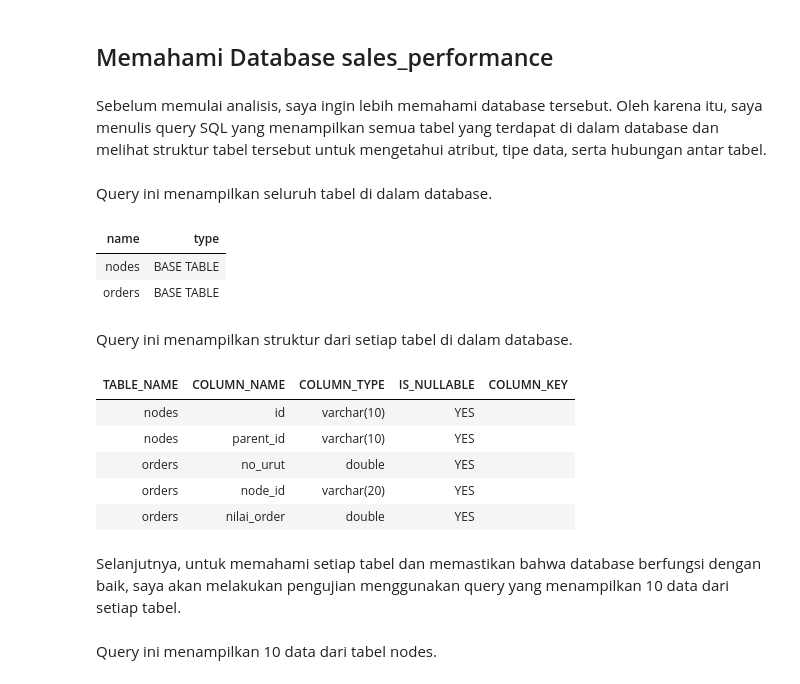
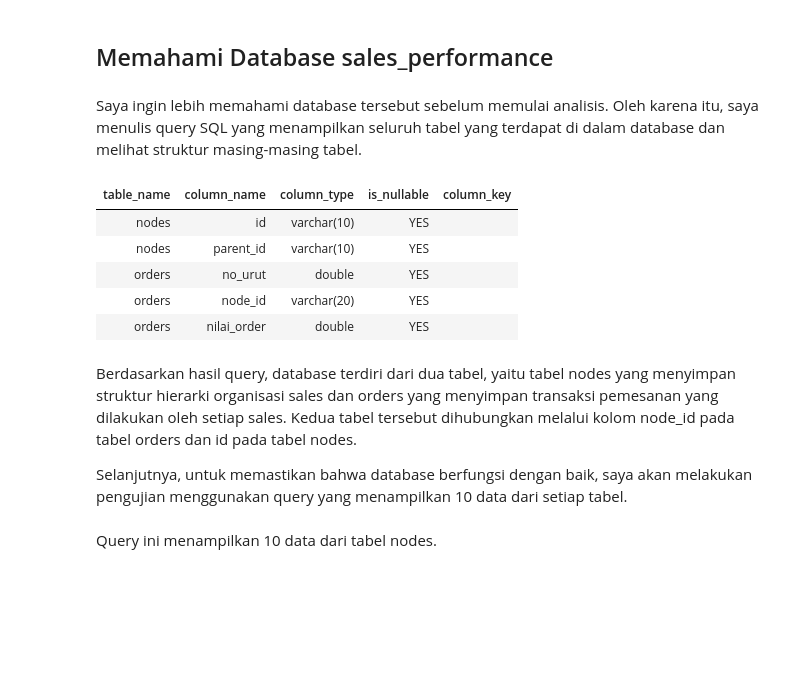
Before and after one commit to isti20/data-analytics-portfolio, a Jupyter notebook: discovering-sales-performance-with-sql/notebooks/sales_performance_analysis.ipynb, the cells around one changed output. Saved outputs shown, nothing was run; the diff lists cells and outputs as text; code cells hidden in the pictures; blank space fills up the shorter version.

Commit message:
sales performance analysis

```diff
--- a/discovering-sales-performance-with-sql/notebooks/sales_performance_analysis.ipynb
+++ b/discovering-sales-performance-with-sql/notebooks/sales_performance_analysis.ipynb
@@ -42,50 +43,34 @@ def run_query(query):
 # %% [markdown]
 ## Memahami Database sales_performance
 # %% [markdown]
-Sebelum memulai analisis, saya ingin lebih memahami database tersebut. Oleh karena itu, saya menulis query SQL yang menampilkan semua tabel yang terdapat di dalam database dan melihat struktur tabel tersebut untuk mengetahui atribut, tipe data, serta hubungan antar tabel.
+Saya ingin lebih memahami database tersebut sebelum memulai analisis. Oleh karena itu, saya menulis query SQL yang menampilkan seluruh tabel yang terdapat di dalam database dan melihat struktur masing-masing tabel.
-# %% [markdown]
-Query ini menampilkan seluruh tabel di dalam database.
-# %%
-query = """
-SELECT
-    TABLE_NAME AS name,
-    TABLE_TYPE AS type
-FROM information_schema.TABLES
-WHERE TABLE_SCHEMA = 'dqlabsql';
-"""
-result = run_query(query)
-display(result.style.hide(axis="index"))
-# %% [output]
-| name | type |
-| nodes | BASE TABLE |
-| orders | BASE TABLE |
-# %% [markdown]
-Query ini menampilkan struktur dari setiap tabel di dalam database.
 # %%
 query = """
 SELECT
-    TABLE_NAME,
-    COLUMN_NAME,
-    COLUMN_TYPE,
-    IS_NULLABLE,
-    COLUMN_KEY
+    TABLE_NAME AS table_name,
+    COLUMN_NAME AS column_name,
+    COLUMN_TYPE AS column_type,
+    IS_NULLABLE AS is_nullable,
+    COLUMN_KEY AS column_key
 FROM information_schema.COLUMNS
 WHERE TABLE_SCHEMA = 'dqlabsql'
   AND TABLE_NAME IN ('nodes', 'orders')
 ORDER BY TABLE_NAME, ORDINAL_POSITION;
 """
 
 result = run_query(query)
 display(result.style.hide(axis="index"))
 # %% [output]
-| TABLE_NAME | COLUMN_NAME | COLUMN_TYPE | IS_NULLABLE | COLUMN_KEY |
+| table_name | column_name | column_type | is_nullable | column_key |
 | nodes | id | varchar(10) | YES |  |
 | nodes | parent_id | varchar(10) | YES |  |
 | orders | no_urut | double | YES |  |
 | orders | node_id | varchar(20) | YES |  |
 | orders | nilai_order | double | YES |  |
 # %% [markdown]
-Selanjutnya, untuk memahami setiap tabel dan memastikan bahwa database berfungsi dengan baik, saya akan melakukan pengujian menggunakan query yang menampilkan 10 data dari setiap tabel.
+Berdasarkan hasil query, database terdiri dari dua tabel, yaitu tabel nodes yang menyimpan struktur hierarki organisasi sales dan orders yang menyimpan transaksi pemesanan yang dilakukan oleh setiap sales. Kedua tabel tersebut dihubungkan melalui kolom node_id pada tabel orders dan id pada tabel nodes.
+
+Selanjutnya, untuk memastikan bahwa database berfungsi dengan baik, saya akan melakukan pengujian menggunakan query yang menampilkan 10 data dari setiap tabel.
 # %% [markdown]
 Query ini menampilkan 10 data dari tabel nodes.
 # %%
```
Also changed, not shown: parts of 21 cells of this notebook.
